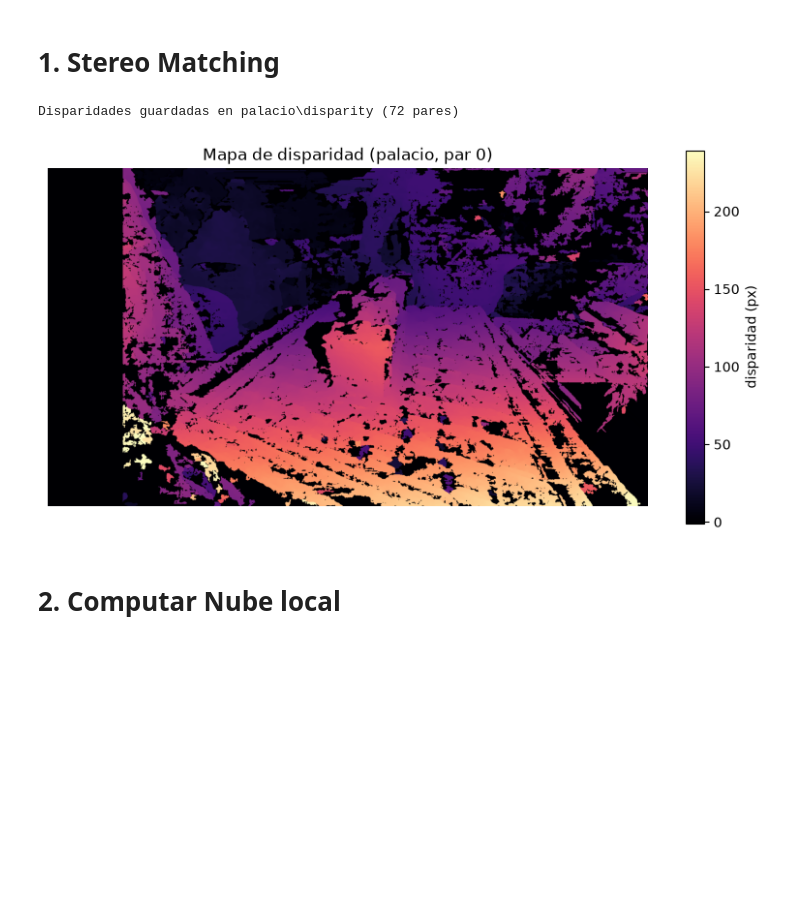
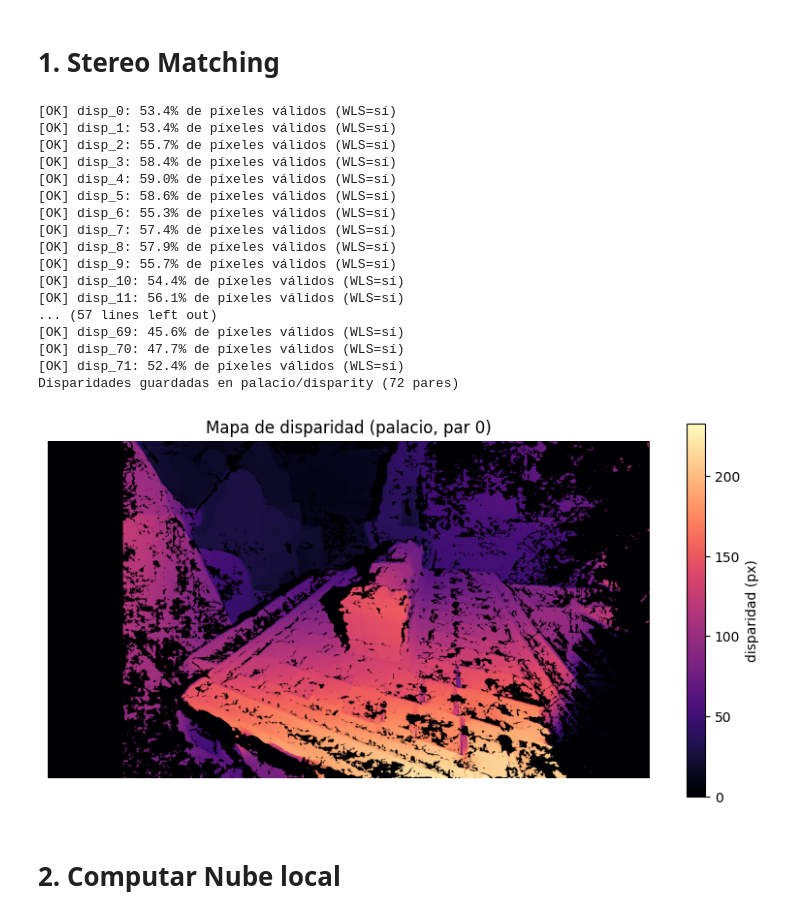
Before and after one commit to catahirsch/Vision-Artificial-TP2, a Jupyter notebook: notebooks/02_reconstruction.ipynb, the cells around one changed output. Saved outputs shown, nothing was run; the diff lists cells and outputs as text; code cells hidden in the pictures; blank space fills up the shorter version.

```diff
--- a/notebooks/02_reconstruction.ipynb
+++ b/notebooks/02_reconstruction.ipynb
@@ -63,34 +63,53 @@ images_right = [str(right_by_index[index]) for index in pair_ids]
 # %%
 block_size = 11
 min_disparity, num_disparities = 0, 240
 stereo = create_stereo_matcher(
     min_disparity=min_disparity,
     num_disparities=num_disparities,
     block_size=block_size,
 )
 compute_disparities(
     images_left,
     images_right,
     stereo,
     left_rectification_map_x,
     left_rectification_map_y,
     right_rectification_map_x,
     right_rectification_map_y,
     str(disparity_dir),
+    use_wls=True,
+    lr_max_diff=1.5,
+    min_confidence=0.0,
 )
 print(
     f"Disparidades guardadas en {disparity_dir.relative_to(PROCESSED_DIR)} ({len(pair_ids)} pares)"
 )
 
 disparity_example = np.load(disparity_dir / "disp_0.npy")
 show_disparity(
     disparity_example,
     title=f"Mapa de disparidad ({dataset_name}, par 0)",
     save_path=REPORT_IMAGES_DIR / f"disparidad_{dataset_name}.png",
 )
 # %% [output]
-Disparidades guardadas en palacio\disparity (72 pares)
+[OK] disp_0: 53.4% de píxeles válidos (WLS=sí)
+[OK] disp_1: 53.4% de píxeles válidos (WLS=sí)
+[OK] disp_2: 55.7% de píxeles válidos (WLS=sí)
+[OK] disp_3: 58.4% de píxeles válidos (WLS=sí)
+[OK] disp_4: 59.0% de píxeles válidos (WLS=sí)
+[OK] disp_5: 58.6% de píxeles válidos (WLS=sí)
+[OK] disp_6: 55.3% de píxeles válidos (WLS=sí)
+[OK] disp_7: 57.4% de píxeles válidos (WLS=sí)
+[OK] disp_8: 57.9% de píxeles válidos (WLS=sí)
+[OK] disp_9: 55.7% de píxeles válidos (WLS=sí)
+[OK] disp_10: 54.4% de píxeles válidos (WLS=sí)
+[OK] disp_11: 56.1% de píxeles válidos (WLS=sí)
+... (57 lines left out)
+[OK] disp_69: 45.6% de píxeles válidos (WLS=sí)
+[OK] disp_70: 47.7% de píxeles válidos (WLS=sí)
+[OK] disp_71: 52.4% de píxeles válidos (WLS=sí)
+Disparidades guardadas en palacio/disparity (72 pares)
-[figure, old version]
+[figure, new version]
 # %% [markdown]
 # 2. Computar Nube local
 # %%
```
Also changed, not shown: parts of 3 cells of this notebook, 17 other files.
